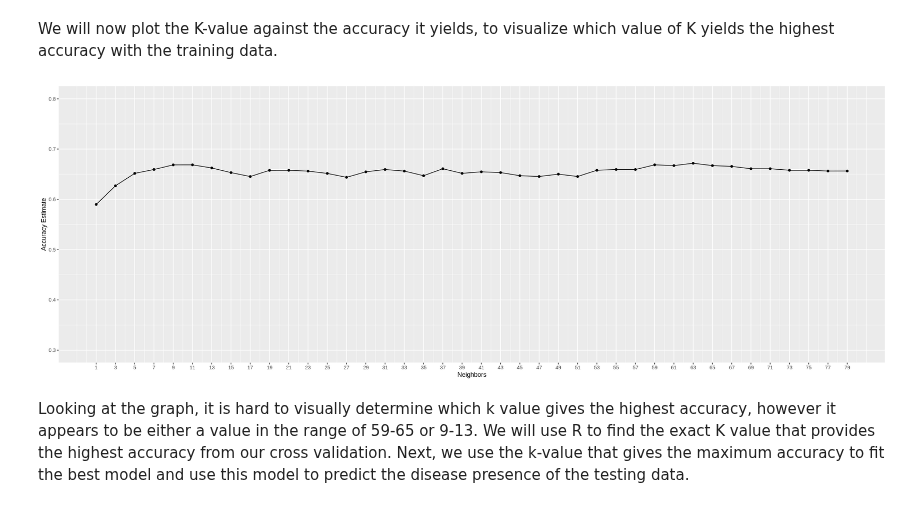
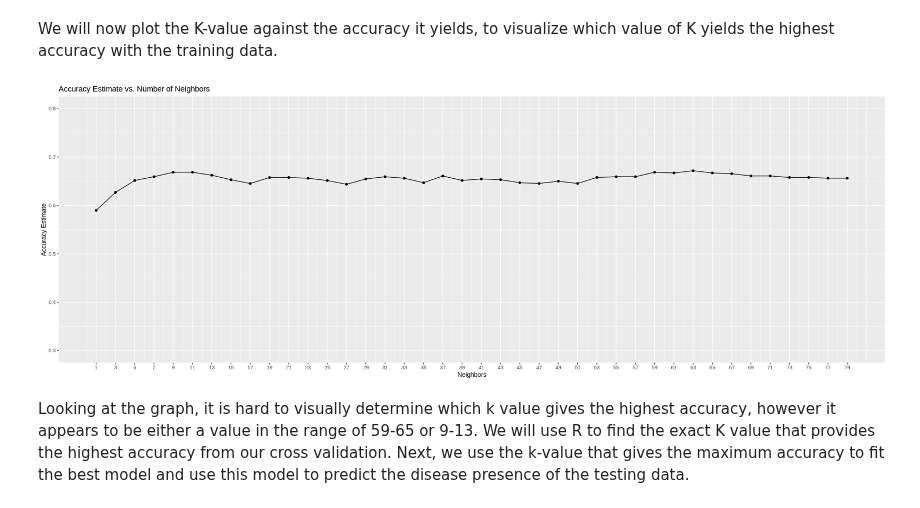
Before and after one commit to danielkaichis/dsci100_project, a Jupyter notebook: report.ipynb, the cells around one changed output. Drawn from its saved outputs; the diff is of its cells as text; code cells hidden in the pictures.

Commit message:
Updated cross_val_plot title
Updated cross_val_plot title

```diff
--- a/report.ipynb
+++ b/report.ipynb
@@ -241,17 +241,18 @@ We will now plot the K-value against the accuracy it yields, to visualize which
 # %%
 accuracies <- heart_fit %>%
     filter(.metric == "accuracy")
 
 cross_val_plot <- ggplot(accuracies, aes(x = neighbors, y = mean)) +
     geom_point() +
     geom_line() +
     labs(x = "Neighbors", y = "Accuracy Estimate") +
+    ggtitle("Accuracy Estimate vs. Number of Neighbors") +
     scale_x_continuous(breaks = seq(1, 80, by = 2)) +  # adjusting the x-axis
     scale_y_continuous(limits = c(0.3, 0.8)) # adjusting the y-axis
 
 cross_val_plot
 # %% [output]
-[figure, old version]
+[figure, new version]
 # %% [markdown]
 Looking at the graph, it is hard to visually determine which k value gives the highest accuracy, however it appears to be either a value in the range of 59-65 or 9-13. We will use R to find the exact K value that provides the highest accuracy from our cross validation. Next, we use the k-value that gives the maximum accuracy to fit the best model and use this model to predict the disease presence of the testing data.
 # %%
```
